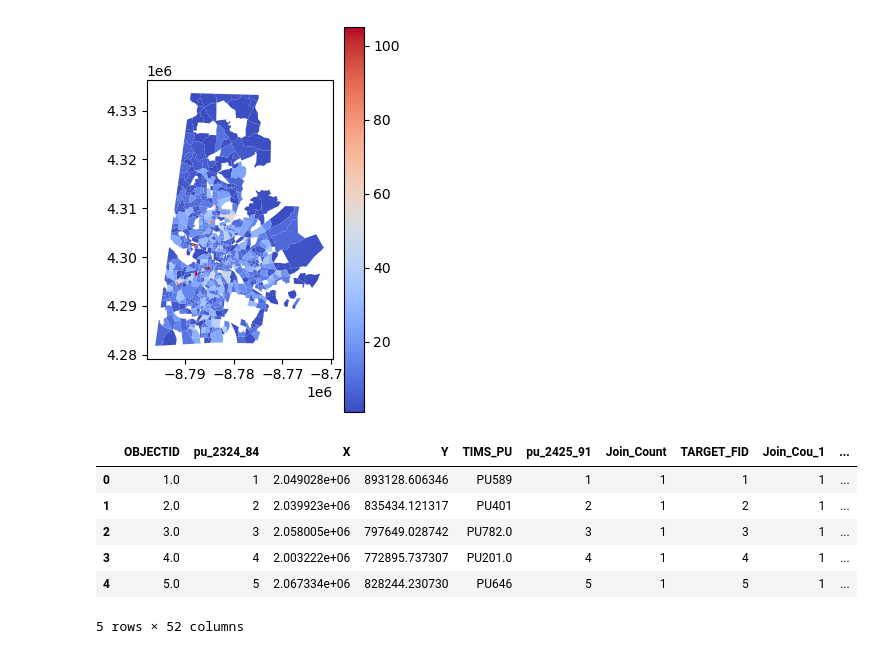
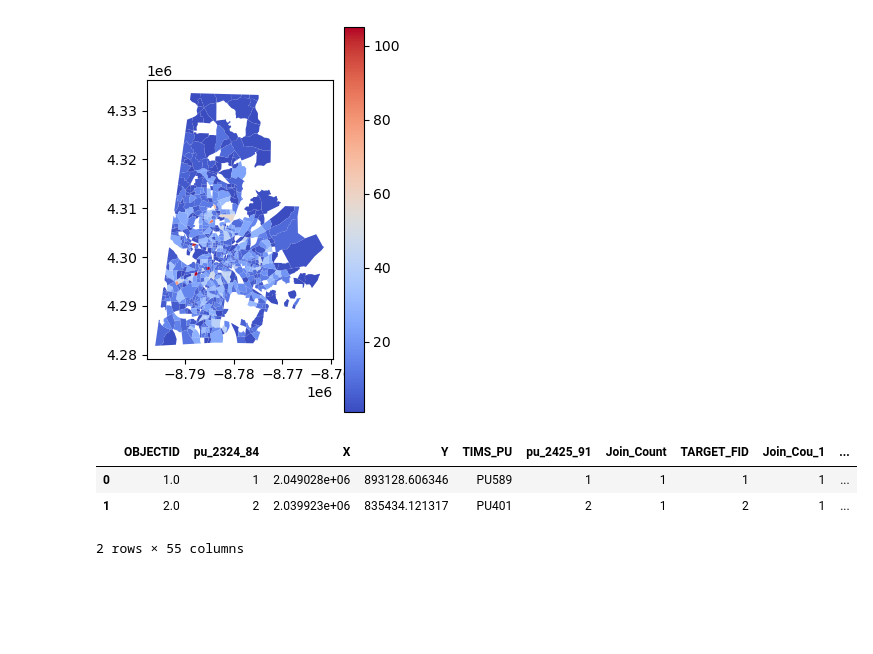
Before and after one commit to olublin/DPS-Planning, a Jupyter notebook: Base_Projection.ipynb, the cells around one changed output. Drawn from its saved outputs; the diff is of its cells as text; code cells hidden in the pictures; blank space fills up the shorter version.

```diff
--- a/Base_Projection.ipynb
+++ b/Base_Projection.ipynb
@@ -33,3 +46,0 @@ hs_2028['count'].sum()
-# %%
-hs_2028_by_pu = hs_2028.groupby(by='pu_2324_84',as_index=False)[['count','basez','lottery']].sum()
-hs_2028_by_pu
@@ -50,9 +47,10 @@ hs_2028_by_pu
 # %%
 #read in the planning units and their centroids
-dps_pu = gpd.read_file(r'C:\\Users\\olubl\\OneDrive\\College\\Data+\\DPS-Planning\PU_2425_918\PU_2425_918.shp')
-dps_pu = dps_pu.to_crs(epsg = 3857)
+dps_pu = gpd.read_file(r'C:\\Users\\olubl\\OneDrive\\College\\Data+\\DPS-Planning\\PU_2425_918\\PU_2425_918.shp').rename(columns={'pu_2324_848':'pu_2324_84'})
+dps_pu = dps_pu.to_crs(epsg = 3857).sort_values(by='pu_2324_84')
 dps_pu['centroid'] = dps_pu['geometry'].centroid
-dps_pu.head(3)
+dps_pu
+#WHY IS THERE 918 ROWS??
 # %% [output]
 |  | OBJECTID | pu_2324_84 | X | Y | TIMS_PU | pu_2425_91 | Join_Count | TARGET_FID | Join_Cou_1 | ... |
 | 0 | 1.0 | 1 | 2.049028e+06 | 893128.606346 | PU589 | 1 | 1 | 1 | 1 | ... |
@@ -112,19 +118,22 @@ hs_2028_geo_by_pu.plot(
 #considering changing marketshare from ms to hs
 # %%
 #building iterative boundary assigment
-dps_base_hs.iloc[0,28]
-for i,hs in enumerate(dps_base_hs['name']):
-    for j,unit in enumerate(dps_pu['OBJECTID']):
-        distance = dps_base_hs.iloc[i,28].distance(dps_pu.loc[j,'centroid'])
-        #dps_pu.loc[j,hs] = distance
-dps_pu.head()
+
+
+for j,unit in enumerate(hs_2028_geo_by_pu['pu_2324_84']):
+    for i,hs in enumerate(dps_base_hs['name']):
+        distance = dps_base_hs.iloc[i,28].distance(hs_2028_geo_by_pu.loc[j,'centroid'])
+        hs_2028_geo_by_pu.loc[j,hs] = distance
+
+
+
+hs_2028_geo_by_pu.head(2)
+
+
 
 #assign high school based on distance next
 # %% [output]
 |  | OBJECTID | pu_2324_84 | X | Y | TIMS_PU | pu_2425_91 | Join_Count | TARGET_FID | Join_Cou_1 | ... |
 | 0 | 1.0 | 1 | 2.049028e+06 | 893128.606346 | PU589 | 1 | 1 | 1 | 1 | ... |
 | 1 | 2.0 | 2 | 2.039923e+06 | 835434.121317 | PU401 | 2 | 1 | 2 | 1 | ... |
-| 2 | 3.0 | 3 | 2.058005e+06 | 797649.028742 | PU782.0 | 3 | 1 | 3 | 1 | ... |
-| 3 | 4.0 | 4 | 2.003222e+06 | 772895.737307 | PU201.0 | 4 | 1 | 4 | 1 | ... |
-| 4 | 5.0 | 5 | 2.067334e+06 | 828244.230730 | PU646 | 5 | 1 | 5 | 1 | ... |
-5 rows × 52 columns
+2 rows × 55 columns
```
Also changed, not shown: parts of 6 cells of this notebook.
